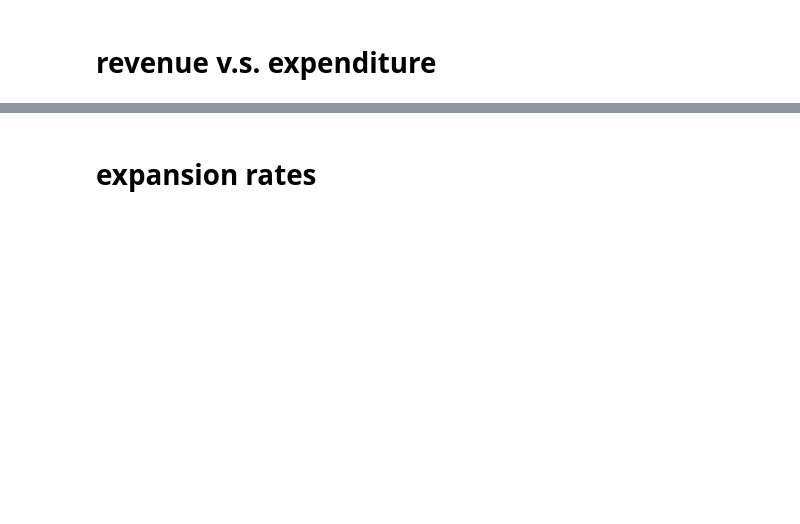
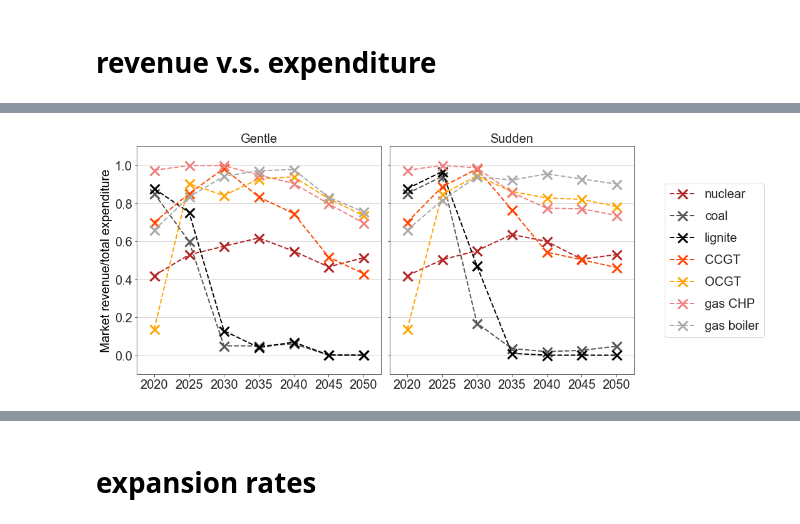
Before and after one commit to martavp/pypsa-eur-sec-30-path, a Jupyter notebook: paper_graphics/notebooks/summary_plot.ipynb, the cells around one changed output, grey strips where cells are left out. Saved outputs shown, nothing was run; the diff lists cells and outputs as text; code cells hidden in the pictures; blank space fills up the shorter version.

```diff
--- a/paper_graphics/notebooks/summary_plot.ipynb
+++ b/paper_graphics/notebooks/summary_plot.ipynb
@@ -328,0 +284,60 @@ plt.savefig('../../figures/revenue_vs_expenditure_{}.png'.format(version),dpi=50
+# %%
+fig, axes = plt.subplots(1,2,figsize=(15,6),sharex=True,sharey='row')
+
+df = csvs['metrics']
+gas_fuel_cost = df.filter(like='fuel cost',axis=0).rename(index=lambda x:x[:-10])
+revenue_elec = df.filter(like='revenue',axis=0).rename(index=lambda x:x[:-8])
+revenue_heat = pd.read_csv('../results/version-Base/revenue_Base.csv',index_col=0,header=[0,1])
+revenue = pd.concat([revenue_elec,revenue_heat])
+
+df = csvs['costs']
+expenditure = df.groupby(level=2).sum().loc[revenue.index]
+
+index = revenue.filter(like='gas CHP',axis=0).index
+revenue.loc['gas CHP'] = revenue.loc[index].sum()
+revenue.drop(index=index,inplace=True)
+index = revenue.filter(like='gas boiler',axis=0).index
+revenue.loc['gas boiler'] = revenue.loc[index].sum()
+revenue.drop(index=index,inplace=True)
+
+index = expenditure.filter(like='gas CHP',axis=0).index
+expenditure.loc['gas CHP'] = expenditure.loc[index].sum()
+expenditure.drop(index=index,inplace=True)
+index = expenditure.filter(like='gas boiler',axis=0).index
+expenditure.loc['gas boiler'] = expenditure.loc[index].sum()
+expenditure.drop(index=index,inplace=True)
+
+expenditure.loc['CCGT'] += gas_fuel_cost.loc['CCGT']+gas_fuel_cost.loc['CCGT']/20.1*co2_intensity['gas']*csvs['metrics'].loc['co2_price']
+expenditure.loc['OCGT'] += gas_fuel_cost.loc['OCGT']+gas_fuel_cost.loc['OCGT']/20.1*co2_intensity['gas']*csvs['metrics'].loc['co2_price']
+expenditure.loc['lignite'] += csvs['energy'].loc[('stores','lignite store')]*co2_intensity['lignite']*csvs['metrics'].loc['co2_price']
+expenditure.loc['coal'] += csvs['energy'].loc[('stores','coal store')]*co2_intensity['coal']*csvs['metrics'].loc['co2_price']
+expenditure.loc['gas CHP'] += gas_fuel_cost.loc['central gas CHP']+gas_fuel_cost.loc['central gas CHP']/20.1*co2_intensity['gas']*csvs['metrics'].loc['co2_price']
+expenditure.loc['gas boiler'] += gas_fuel_cost.loc['gas boiler']+gas_fuel_cost.loc['gas boiler']/20.1*co2_intensity['gas']*csvs['metrics'].loc['co2_price']
+
+df = revenue/expenditure
+
+ax = axes[0]
+df['go'].T.plot(ax=ax,fontsize=fs,color=tech_colors[df.index],lw=2,legend=False,marker='x',ms=ms,mew=mew,style='--',rot=0)
+ax.set_ylabel("Market revenue/total expenditure",fontsize=fs,color=tech_colors['lignite'])
+ax.set_title('Gentle',fontsize=fs)
+handles1,labels1 = ax.get_legend_handles_labels()
+
+df['go'].T.plot(kind='bar',ax=ax,stacked=True,fontsize=fs,color=tech_colors[df.index],lw=lw,legend=False,alpha=0,rot=0)
+ax.set_xlabel("")
+ax.grid('on',axis='y')
+
+ax = axes[1]
+df['wait'].T.plot(ax=ax,fontsize=fs,color=tech_colors[df.index],lw=2,legend=False,marker='x',ms=ms,mew=mew,style='--',rot=0)
+ax.set_ylim([-0.1,1.1])
+ax.set_title('Sudden',fontsize=fs)
+handles2,labels2 = ax.get_legend_handles_labels()
+
+df['wait'].T.plot(kind='bar',ax=ax,stacked=True,fontsize=fs,color=tech_colors[df.index],lw=lw,legend=False,alpha=0,rot=0)
+ax.set_xlabel("")
+ax.grid('on',axis='y')
+
+ax.legend(handles1,labels1,ncol=1,loc="center left",fontsize=fs,bbox_to_anchor=[1.1,0.5],labelspacing=0.8)
+fig.tight_layout()
+plt.savefig('../../figures/revenue_vs_expenditure_{}.png'.format(version),dpi=500, bbox_inches='tight')
+# %% [output]
+[figure, added]
```
Also changed, not shown: parts of 12 cells of this notebook, 15 other files.
